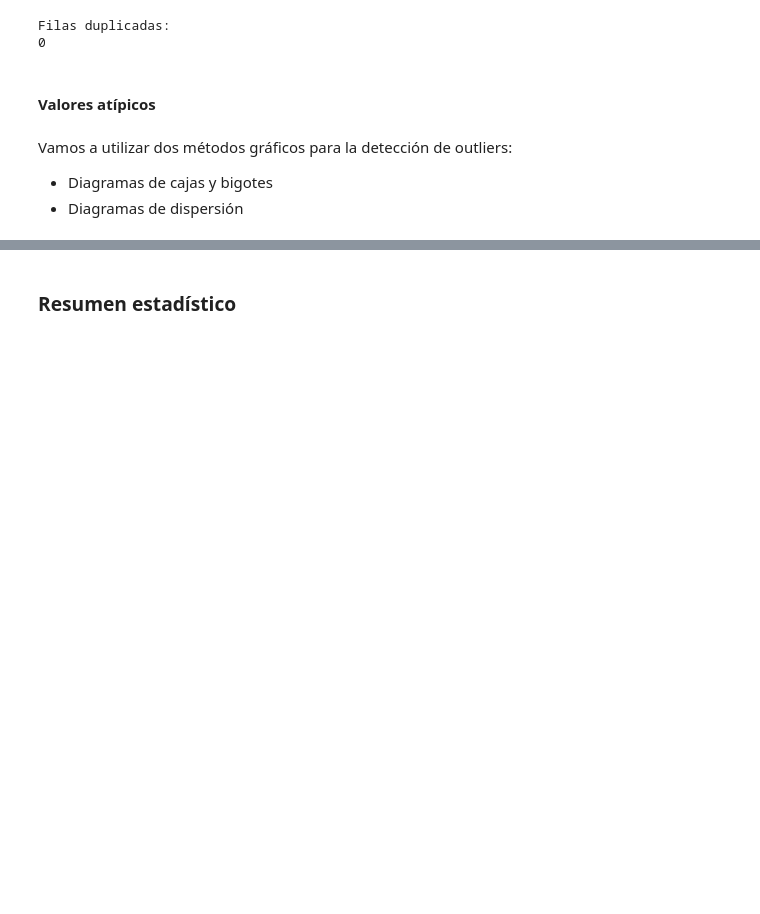
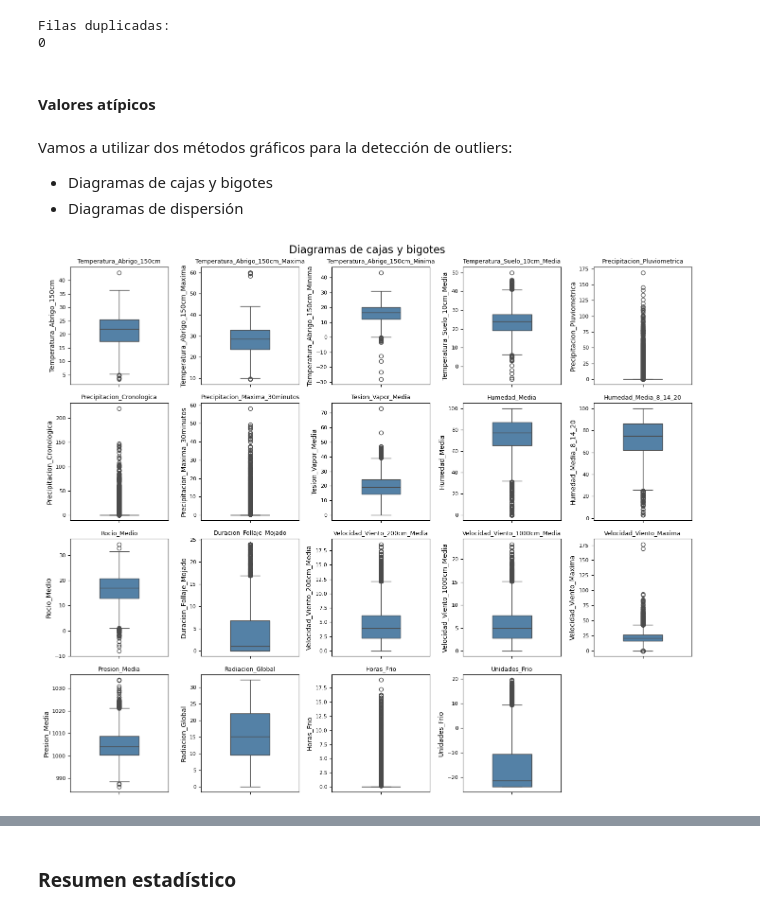
Before and after one commit to cejasmau/tp_aplicaciones, a Jupyter notebook: notebook.ipynb, the cells around one changed output, grey strips where cells are left out. Cells and saved outputs as stored; diff of their text form; code cells hidden in the pictures; blank space fills up the shorter version.

```diff
--- a/notebook.ipynb
+++ b/notebook.ipynb
@@ -217,36 +225,36 @@ Vamos a utilizar dos métodos gráficos para la detección de outliers:
 - Diagramas de cajas y bigotes
 - Diagramas de dispersión
 # %%
-grupo0 = ['Radiacion_Global']
-grupo1 = ['Presion_Media']
-grupo2 = ['Temperatura_Abrigo_150cm', 'Temperatura_Abrigo_150cm_Maxima', 'Temperatura_Abrigo_150cm_Minima', 'Temperatura_Suelo_10cm_Media']
-grupo3 = ['Precipitacion_Pluviometrica', 'Precipitacion_Cronologica', 'Precipitacion_Maxima_30minutos']
-grupo4 = ['Tesion_Vapor_Media', 'Rocio_Medio']
-grupo5 = ['Humedad_Media', 'Humedad_Media_8_14_20']
-grupo6 = ['Duracion_Follaje_Mojado', 'Horas_Frio', 'Unidades_Frio']
-grupo7 = ['Velocidad_Viento_200cm_Media', 'Velocidad_Viento_1000cm_Media', 'Velocidad_Viento_Maxima']
+variables = df.drop(columns = ['Fecha', 'Latitud', 'Longitud', 'Localidad', 'Direccion_Viento_200cm']).columns
 
-grupos = [grupo0, grupo1, grupo2, grupo3, grupo4, grupo5, grupo6, grupo7]
+n_cols = 5
+n_rows = 4
 
-for grupo in grupos:
+fig, axes = plt.subplots(
+    n_rows,
+    n_cols,
+    figsize = (14, 12),
+    sharey = False)
 
-    plt.figure(figsize=(len(grupo) * 2.75, 4))
-    sns.boxplot(data=df[grupo])
-    plt.tight_layout()
-    plt.show()
+fig.suptitle('Diagramas de cajas y bigotes', fontsize = 16)
 
-    df_long = df.melt(
-        id_vars = 'Fecha',
-        value_vars = grupo,
-        var_name = 'Variable',
-        value_name = 'Valor')
+axes = axes.flatten()
 
-    plt.figure(figsize=(12, 4))
-    sns.scatterplot(
-        data = df_long,
-        x = 'Fecha',
-        y = 'Valor',
-        hue = 'Variable',
-        alpha = 0.5)
-    plt.tight_layout()
-    plt.show()
+for i, var in enumerate(variables):
+    sns.boxplot(
+        y = df[var],
+        ax = axes[i],
+        color = 'steelblue',
+        width = 0.4
+    )
+    axes[i].set_title(var, fontsize = 9)
+    axes[i].set_xlabel('')
+    axes[i].tick_params(axis = 'y', labelsize = 8)
+
+for j in range(i + 1, len(axes)):
+    fig.delaxes(axes[j])
+
+plt.tight_layout()
+plt.show()
+# %% [output]
+[figure, added]
```
Also changed, not shown: parts of 3 cells of this notebook.
